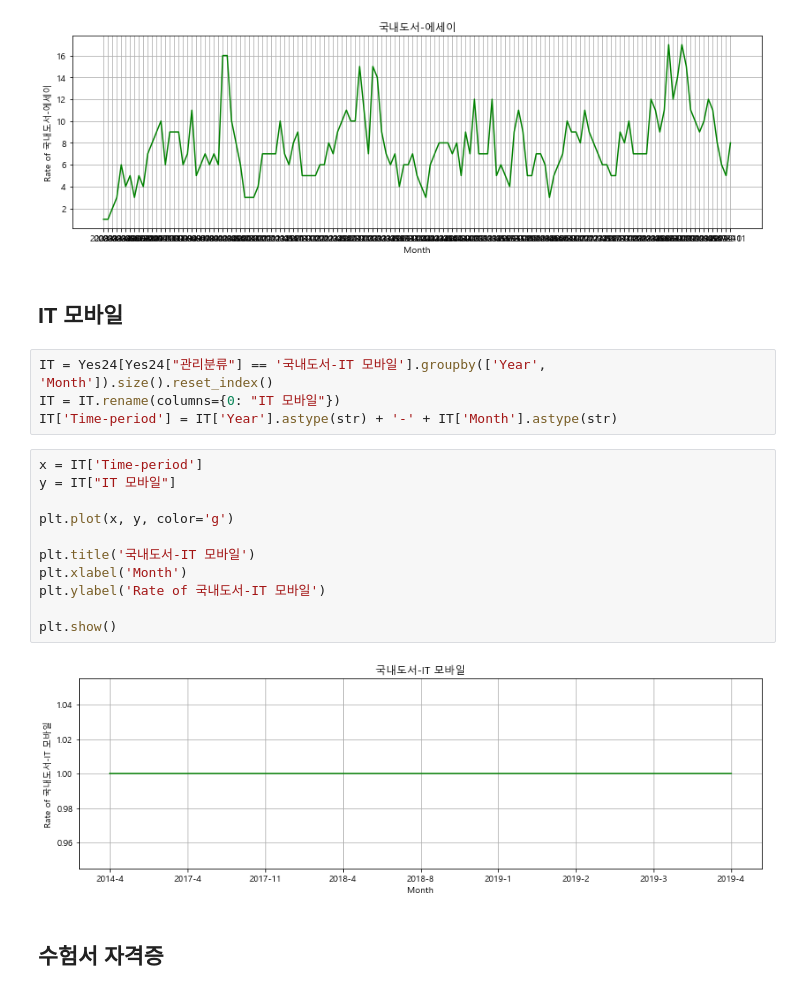
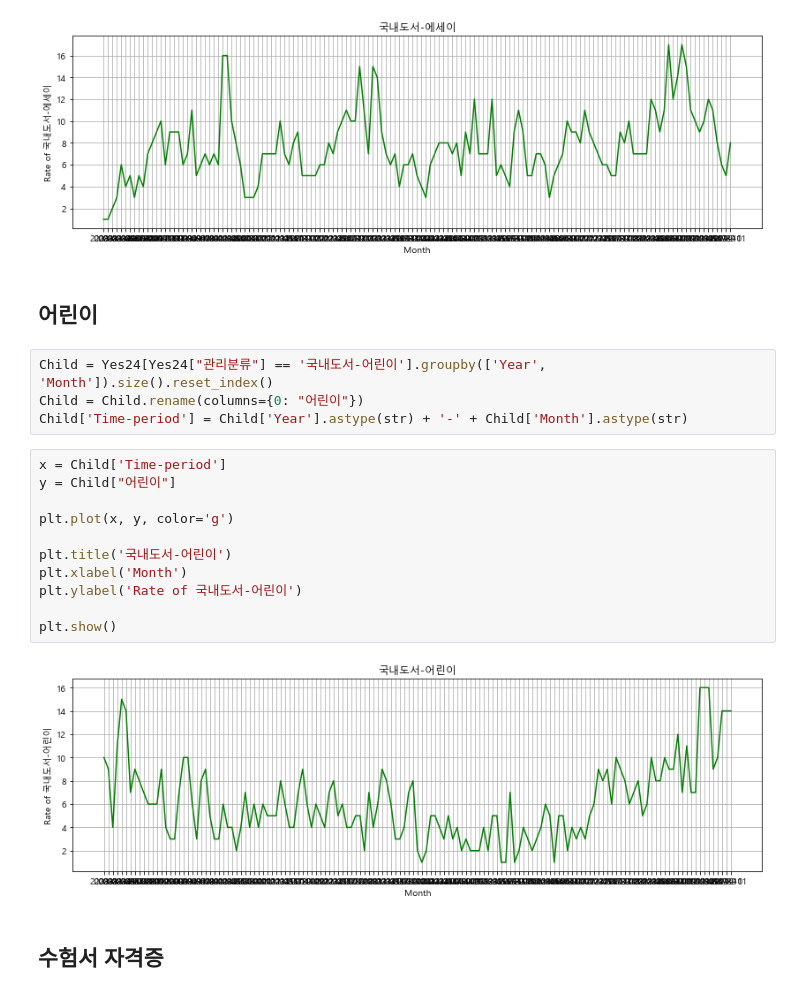
Before and after one commit to twg12/Bestseller-Analysis, a Jupyter notebook: Yes24 Bestseller/Total.ipynb, the cells around one changed output. Cells and saved outputs as stored; diff of their text form.

```diff
--- a/Yes24 Bestseller/Total.ipynb
+++ b/Yes24 Bestseller/Total.ipynb
@@ -931,25 +931,25 @@ plt.ylabel('Rate of 국내도서-에세이')
 plt.show()
 # %% [output]
 [figure]
-# %% [markdown]
-## IT 모바일
+# %% [markdown]
+## 어린이
 # %%
-IT = Yes24[Yes24["관리분류"] == '국내도서-IT 모바일'].groupby(['Year', 'Month']).size().reset_index()
-IT = IT.rename(columns={0: "IT 모바일"})
-IT['Time-period'] = IT['Year'].astype(str) + '-' + IT['Month'].astype(str)
+Child = Yes24[Yes24["관리분류"] == '국내도서-어린이'].groupby(['Year', 'Month']).size().reset_index()
+Child = Child.rename(columns={0: "어린이"})
+Child['Time-period'] = Child['Year'].astype(str) + '-' + Child['Month'].astype(str)
 # %%
-x = IT['Time-period']
-y = IT["IT 모바일"]
+x = Child['Time-period']
+y = Child["어린이"]
 
 plt.plot(x, y, color='g')
 
-plt.title('국내도서-IT 모바일')
+plt.title('국내도서-어린이')
 plt.xlabel('Month')
-plt.ylabel('Rate of 국내도서-IT 모바일')
+plt.ylabel('Rate of 국내도서-어린이')
 
 plt.show()
 # %% [output]
-[figure, old version]
+[figure, new version]
 # %% [markdown]
 ## 수험서 자격증
 # %%
```
Also changed, not shown: parts of 26 cells of this notebook.
